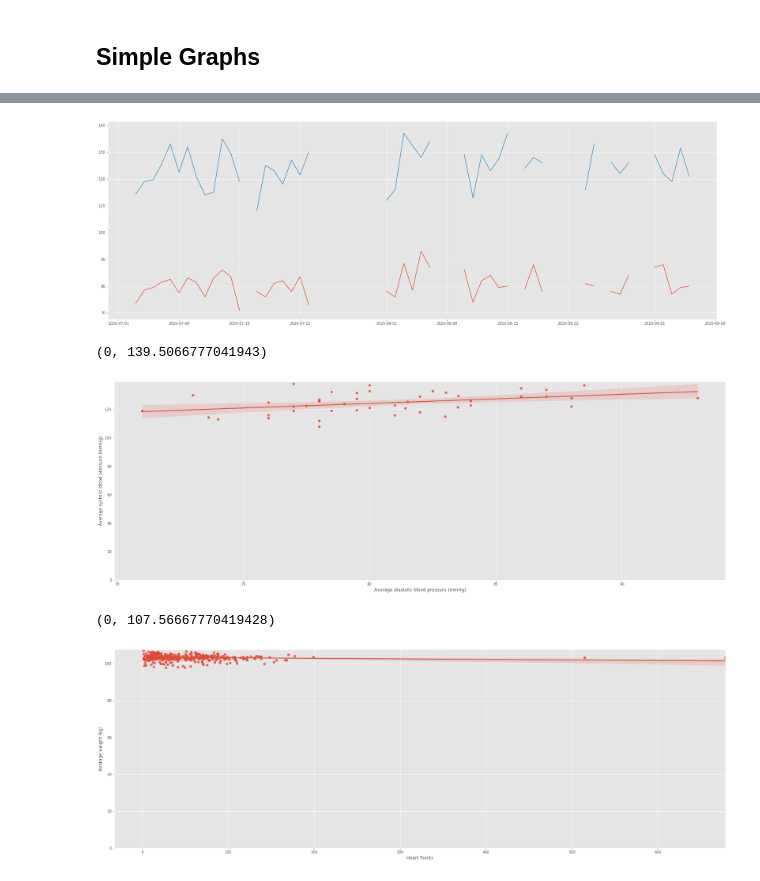
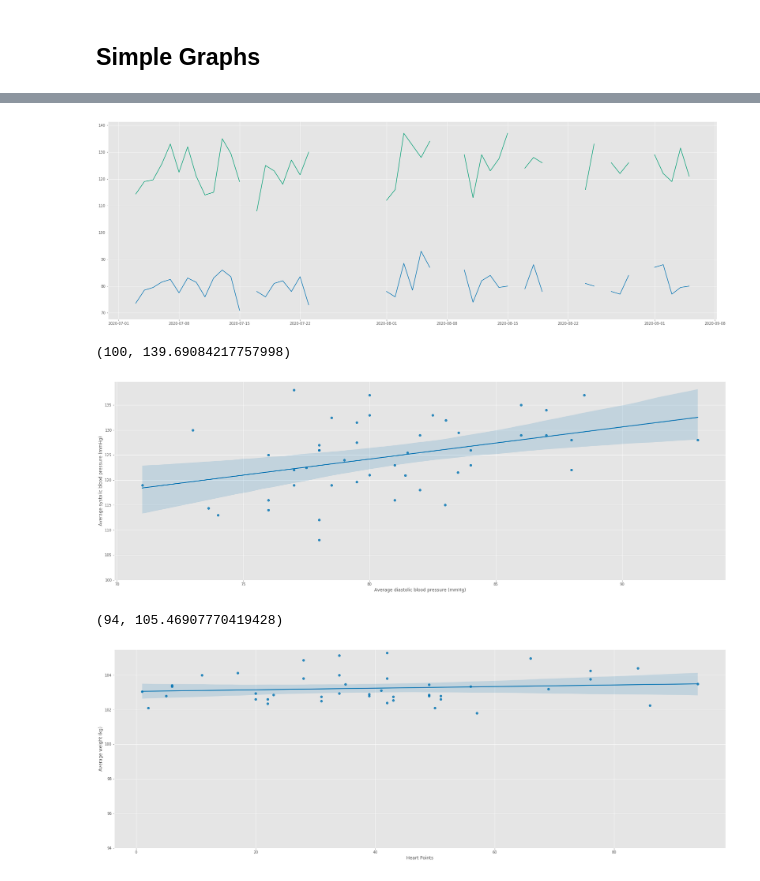
Before and after one commit to JamesIgoe/GoogleFitAnalysis, a Jupyter notebook: Analysis.ipynb, the cells around one changed output, grey strips where cells are left out. Saved outputs shown, nothing was run; the diff lists cells and outputs as text; code cells hidden in the pictures.

```diff
--- a/Analysis.ipynb
+++ b/Analysis.ipynb
@@ -29,7 +29,7 @@ plt.style.available
  'tableau-colorblind10',
  '_classic_test']
 # %%
-mpl.style.use(['ggplot'])
+mpl.style.use(['seaborn-colorblind'])
 # %% [markdown]
 ### Dataframe and Math Functions
 # %%
@@ -172,4 +172,4 @@ df_fit.index = pd.to_datetime(df_fit.index, format='%Y-%m-%d')
 # %% [markdown]
 ## Cleanse Data / Drop NA
 # %%
-df_fitExplore = df_fit[df_fit.index > '2020-05-01']
+df_fit = df_fit[df_fit.index > '2020-05-01']
@@ -299,18 +269,18 @@ plt.plot(df.index, df['Average diastolic blood pressure (mmHg)'])
 plt.plot(df.index, df['Average systolic blood pressure (mmHg)'])
 plt.show()
 # %% [output]
-[figure, old version]
+[figure, new version]
 # %%
 plt.figure(figsize=(30,10))
 sns.regplot(x='Average diastolic blood pressure (mmHg)', y='Average systolic blood pressure (mmHg)', data=df)
-plt.ylim(0,)
+plt.ylim(100,)
 # %% [output]
-(0, 139.5066777041943)
+(100, 139.69084217757998)
-[figure, old version]
+[figure, new version]
 # %%
 plt.figure(figsize=(30,10))
 sns.regplot(x='Heart Points', y='Average weight (kg)', data=df)
-plt.ylim(0,)
+plt.ylim(94,)
 # %% [output]
-(0, 107.56667770419428)
+(94, 105.46907770419428)
-[figure, old version]
+[figure, new version]
```
Also changed, not shown: parts of 11 cells of this notebook.
